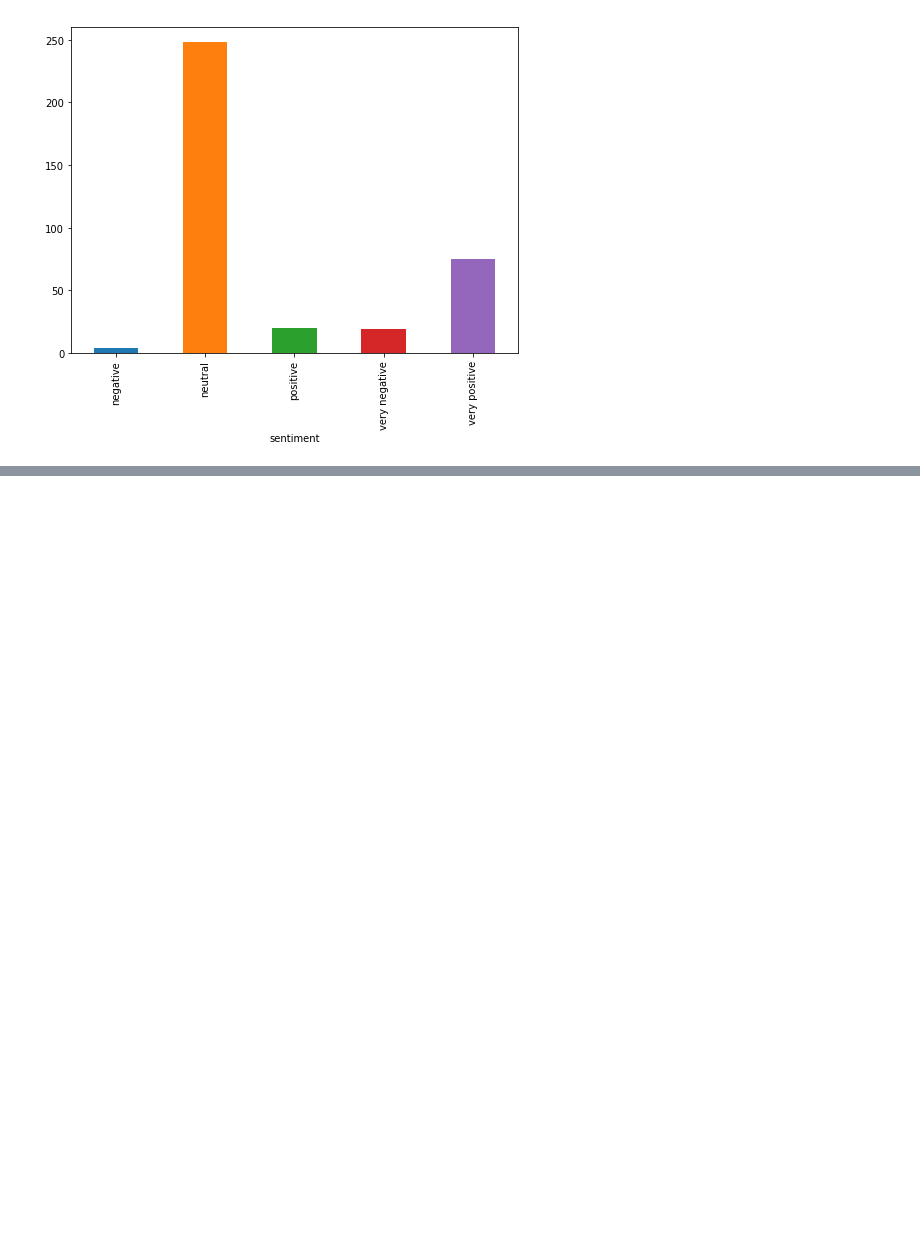
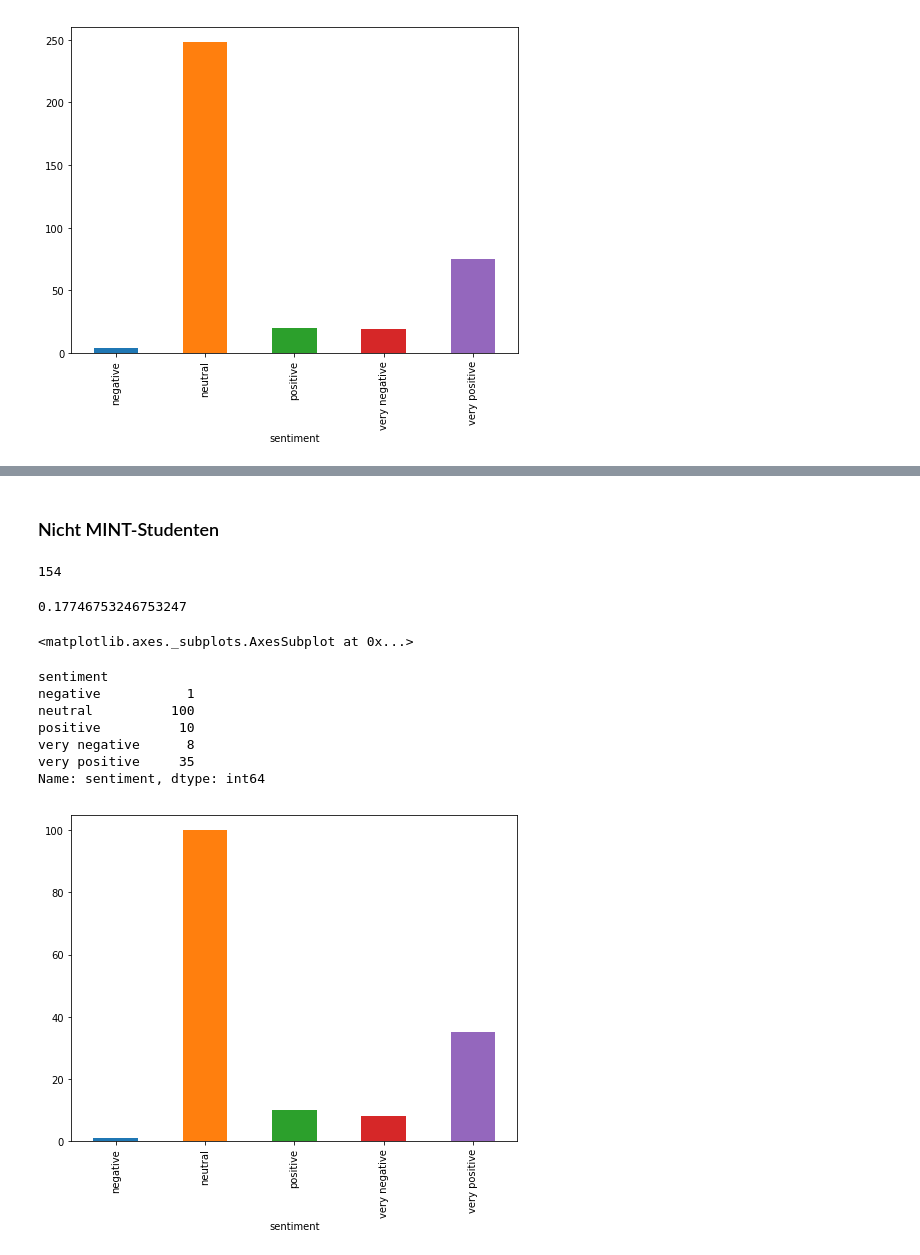
Before and after one commit to wittmannev/Bachelor-Textanalytics, a Jupyter notebook: Sentiment Analyse.ipynb, the cells around one changed output, grey strips where cells are left out. Drawn from its saved outputs; the diff is of its cells as text; code cells hidden in the pictures; blank space fills up the shorter version.

```diff
--- a/Sentiment Analyse.ipynb
+++ b/Sentiment Analyse.ipynb
@@ -288,0 +327,30 @@ Name: sentiment, dtype: int64
+# %% [markdown]
+### Nicht MINT-Studenten
+# %%
+#calculate average of non mint
+none_mint = suggestion_df[suggestion_df['MINTFach'] == "nein"]
+pol_sum_none_mint = none_mint["polarity"].sum()
+length = len(none_mint.index)
+length
+average_none_mint = pol_sum_none_mint / length
+average_none_mint
+# %% [output]
+154
+0.17746753246753247
+# %%
+%matplotlib inline
+
+import matplotlib.pyplot as plt
+fig = plt.figure(figsize=(8,6))
+none_mint.groupby("sentiment")["sentiment"].count().plot.bar(ylim=0);
+none_mint.groupby("sentiment")["sentiment"].count()
+# %% [output]
+<matplotlib.axes._subplots.AxesSubplot at 0x...>
+sentiment
+negative           1
+neutral          100
+positive          10
+very negative      8
+very positive     35
+Name: sentiment, dtype: int64
+[figure, added]
```
Also changed, not shown: parts of 16 cells of this notebook.
